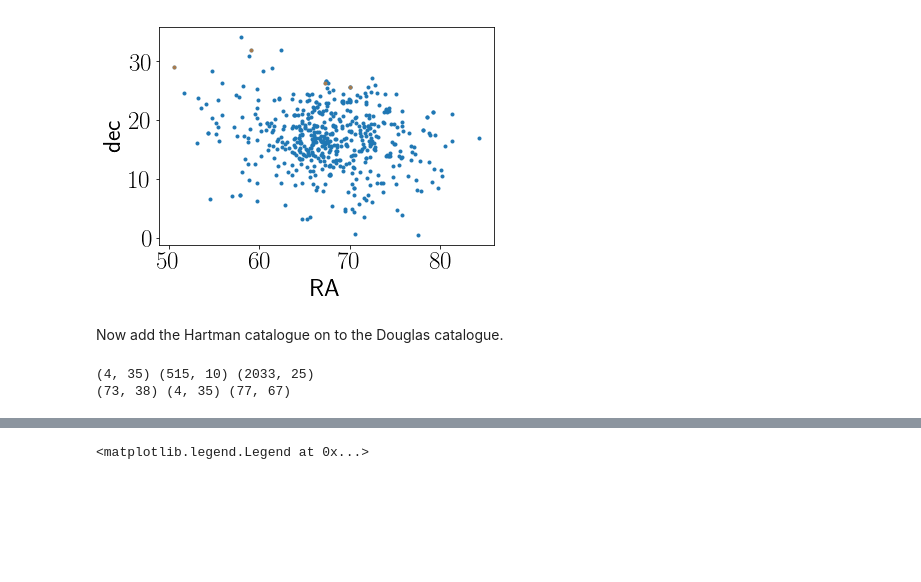
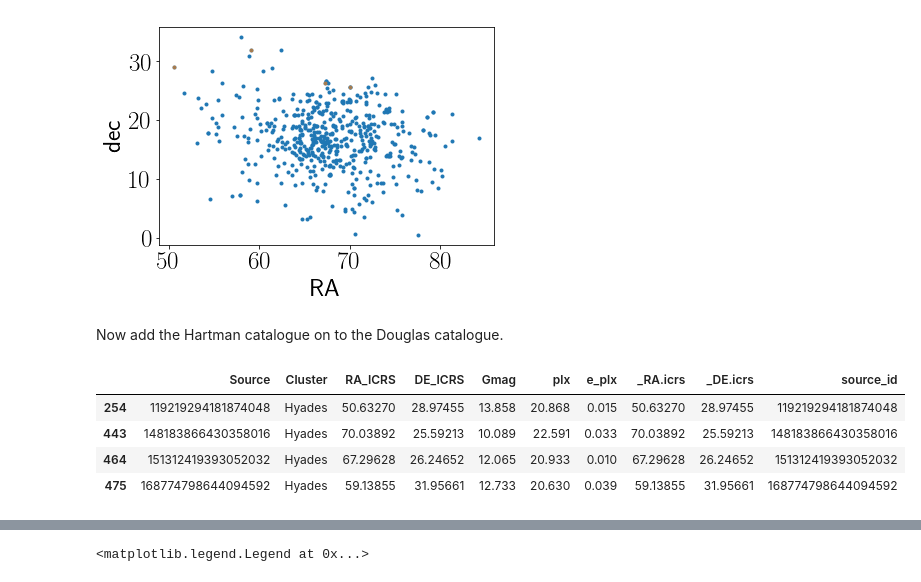
Before and after one commit to RuthAngus/stardate, a Jupyter notebook: code/Hyades.ipynb, the cells around one changed output, grey strips where cells are left out. Drawn from its saved outputs; the diff is of its cells as text; code cells hidden in the pictures; blank space fills up the shorter version.

```diff
--- a/code/Hyades.ipynb
+++ b/code/Hyades.ipynb
@@ -163,11 +152,8 @@ def find_min_dist(ra1, dec1, ra2, dec2, dist_arcsecs=5.):
         m1[i] = True
     for i in ind2:
         m2[i] = True
-    return np.array(distance), np.array(closest_ra), np.array(closest_dec), m1, m2
+    return m1, m2
 # %% [markdown]
 # Gaia and Hartman
 # %% [markdown]
 Hartman has J, H and K colors, V-band magnitudes, and the rotation period column is "Pe".
-# %%
-hartman["prot"] = hartman.Pe
-hartman.head()
@@ -195,7 +173,7 @@ plt.ylim(-1, 36)
 # %% [markdown]
 Find the closest stars
 # %%
-distance, closest_ra, closest_dec, ind1, ind2 = find_min_dist(hg.RA_ICRS, hg.DE_ICRS, hartman.ra, hartman.dec)
+ind1, ind2 = find_min_dist(hg.RA_ICRS, hg.DE_ICRS, hartman.ra, hartman.dec)
 print(sum(ind1), sum(ind2), "matches")
 # %% [output]
 4 4 matches
@@ -209,14 +187,11 @@ Text(0,0.5,'dec')
 [figure]
 # %% [markdown]
 Now add the Hartman catalogue on to the Douglas catalogue.
-# %%
-hart_gaia = hg.iloc[ind1].join(hartman.iloc[ind2])
-print(np.shape(hart_gaia), np.shape(hg), np.shape(hartman))
-hart_gaia["ra"] = hart_gaia.RA_ICRS
-hart_gaia["dec"] = hart_gaia.DE_ICRS
-
-df1 = pd.concat((douglas, hart_gaia))
-print(np.shape(douglas), np.shape(hart_gaia), np.shape(df1))
-# %% [output]
-(4, 35) (515, 10) (2033, 25)
-(73, 38) (4, 35) (77, 67)
+# %%
+hg.iloc[ind1]
+# %% [output]
+|  | Source | Cluster | RA_ICRS | DE_ICRS | Gmag | plx | e_plx | _RA.icrs | _DE.icrs | source_id |
+| 254 | 119219294181874048 | Hyades | 50.63270 | 28.97455 | 13.858 | 20.868 | 0.015 | 50.63270 | 28.97455 | 119219294181874048 |
+| 443 | 148183866430358016 | Hyades | 70.03892 | 25.59213 | 10.089 | 22.591 | 0.033 | 70.03892 | 25.59213 | 148183866430358016 |
+| 464 | 151312419393052032 | Hyades | 67.29628 | 26.24652 | 12.065 | 20.933 | 0.010 | 67.29628 | 26.24652 | 151312419393052032 |
+| 475 | 168774798644094592 | Hyades | 59.13855 | 31.95661 | 12.733 | 20.630 | 0.039 | 59.13855 | 31.95661 | 168774798644094592 |
```
Also changed, not shown: parts of 15 cells of this notebook, 1 other file.
